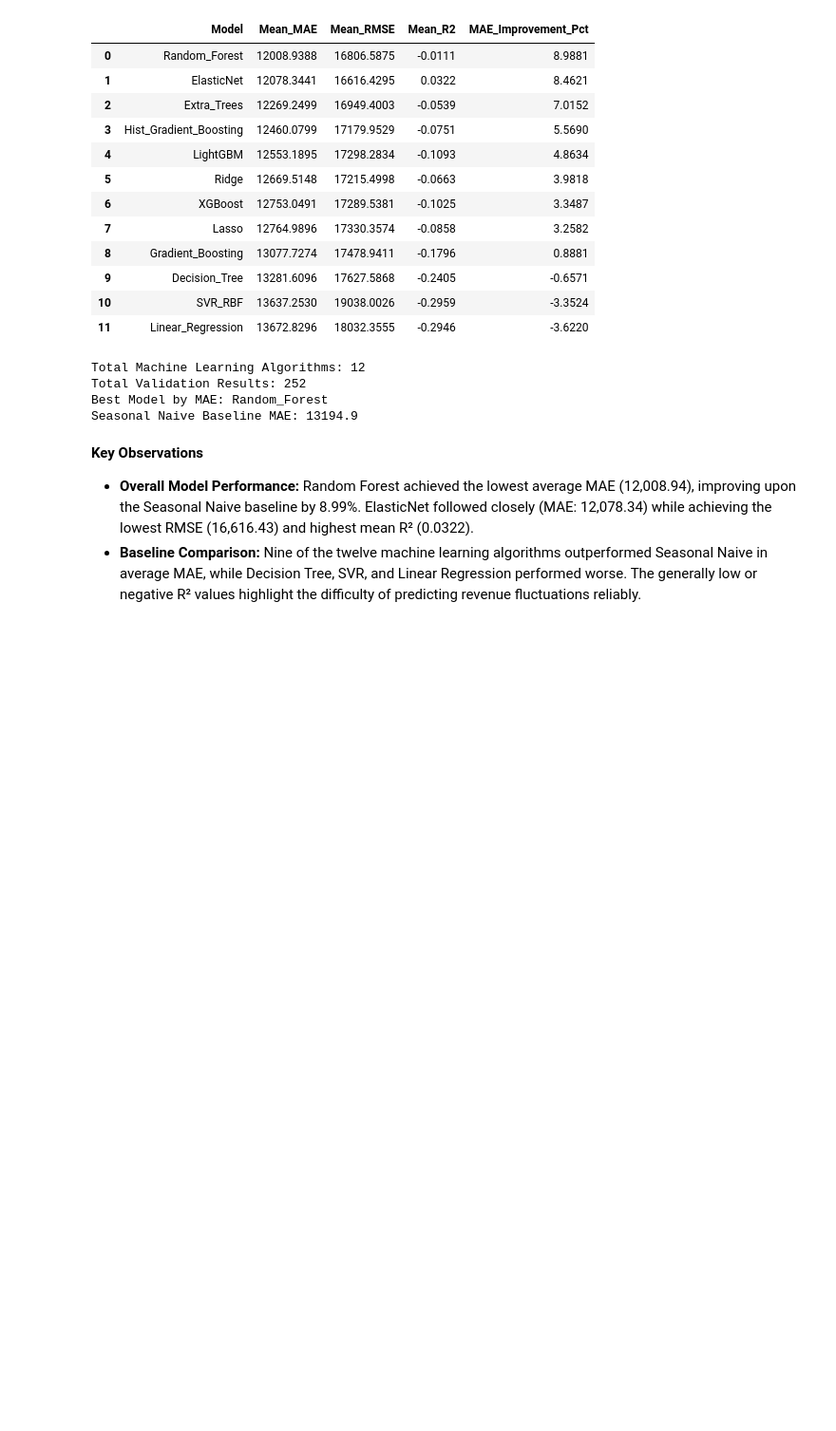
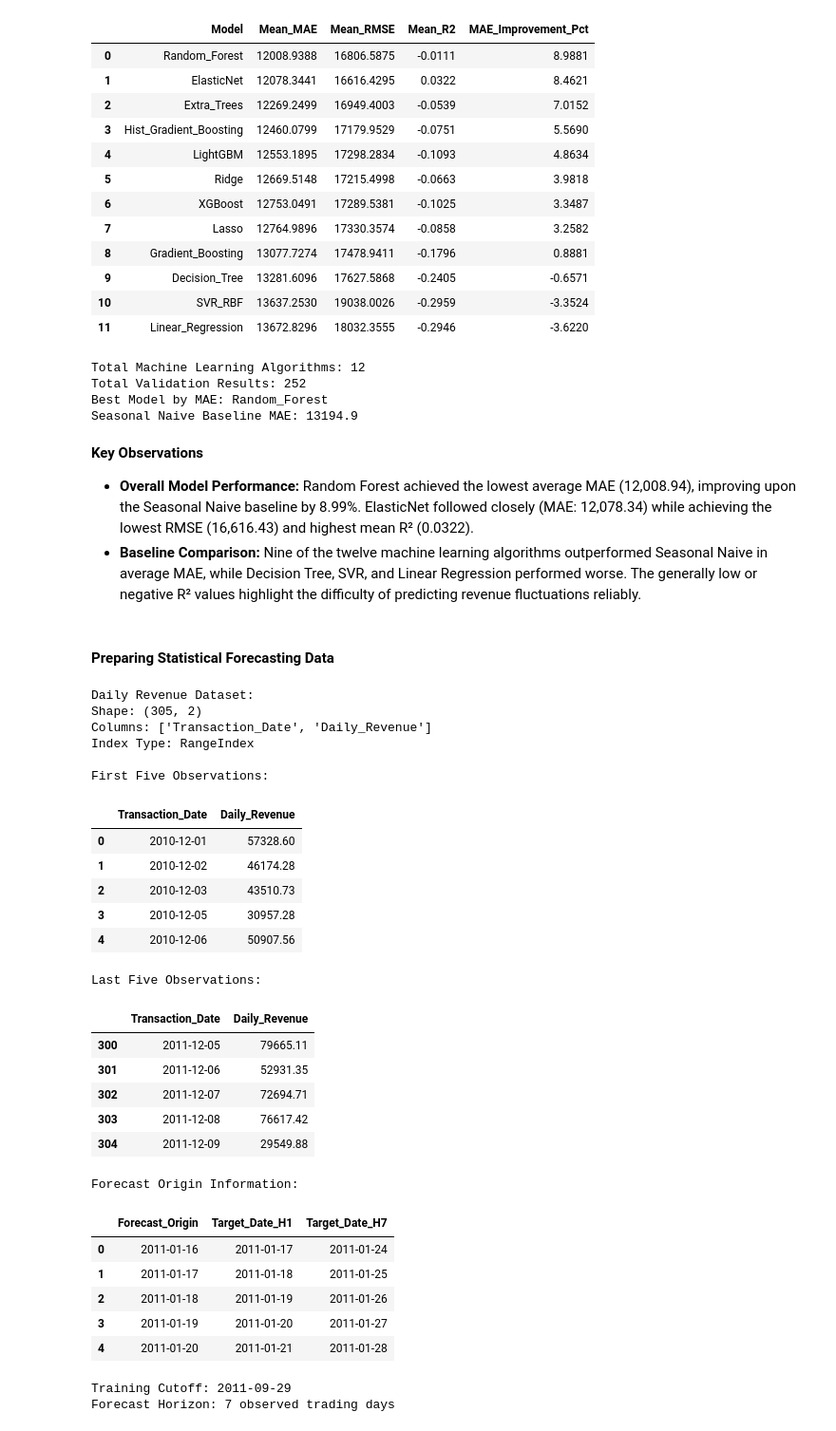
Before and after one commit to TejasMJ/Retail-Sales-Dynamics, a Jupyter notebook: notebooks/05_model_development.ipynb, the cells around one changed output. Shown at 95% size. Drawn from its saved outputs; the diff is of its cells as text; code cells hidden in the pictures; blank space fills up the shorter version.

```diff
--- a/notebooks/05_model_development.ipynb
+++ b/notebooks/05_model_development.ipynb
@@ -859,3 +859,59 @@ Seasonal Naive Baseline MAE: 13194.9
 **Key Observations**
 - **Overall Model Performance:** Random Forest achieved the lowest average MAE (12,008.94), improving upon the Seasonal Naive baseline by 8.99%. ElasticNet followed closely (MAE: 12,078.34) while achieving the lowest RMSE (16,616.43) and highest mean R² (0.0322).
 - **Baseline Comparison:** Nine of the twelve machine learning algorithms outperformed Seasonal Naive in average MAE, while Decision Tree, SVR, and Linear Regression performed worse. The generally low or negative R² values highlight the difficulty of predicting revenue fluctuations reliably.
+# %% [markdown]
+#### Preparing Statistical Forecasting Data
+# %%
+daily_revenue_df = pd.read_parquet(
+    data_dir / "daily_revenue.parquet"
+)
+
+print("Daily Revenue Dataset:")
+print("Shape:", daily_revenue_df.shape)
+print("Columns:", daily_revenue_df.columns.tolist())
+print("Index Type:", type(daily_revenue_df.index).__name__)
+
+print("\nFirst Five Observations:")
+display(daily_revenue_df.head())
+
+print("\nLast Five Observations:")
+display(daily_revenue_df.tail())
+
+print("\nForecast Origin Information:")
+display(
+    train_df[
+        ["Forecast_Origin", "Target_Date_H1", "Target_Date_H7"]
+    ].head()
+)
+
+print("\nTraining Cutoff:", training_end_date.date())
+print("Forecast Horizon:", forecast_horizon, "observed trading days")
+# %% [output]
+Daily Revenue Dataset:
+Shape: (305, 2)
+Columns: ['Transaction_Date', 'Daily_Revenue']
+Index Type: RangeIndex
+
+First Five Observations:
+|  | Transaction_Date | Daily_Revenue |
+| 0 | 2010-12-01 | 57328.60 |
+| 1 | 2010-12-02 | 46174.28 |
+| 2 | 2010-12-03 | 43510.73 |
+| 3 | 2010-12-05 | 30957.28 |
+| 4 | 2010-12-06 | 50907.56 |
+Last Five Observations:
+|  | Transaction_Date | Daily_Revenue |
+| 300 | 2011-12-05 | 79665.11 |
+| 301 | 2011-12-06 | 52931.35 |
+| 302 | 2011-12-07 | 72694.71 |
+| 303 | 2011-12-08 | 76617.42 |
+| 304 | 2011-12-09 | 29549.88 |
+Forecast Origin Information:
+|  | Forecast_Origin | Target_Date_H1 | Target_Date_H7 |
+| 0 | 2011-01-16 | 2011-01-17 | 2011-01-24 |
+| 1 | 2011-01-17 | 2011-01-18 | 2011-01-25 |
+| 2 | 2011-01-18 | 2011-01-19 | 2011-01-26 |
+| 3 | 2011-01-19 | 2011-01-20 | 2011-01-27 |
+| 4 | 2011-01-20 | 2011-01-21 | 2011-01-28 |
+Training Cutoff: 2011-09-29
+Forecast Horizon: 7 observed trading days
```
Also changed, not shown: parts of 19 cells of this notebook.
